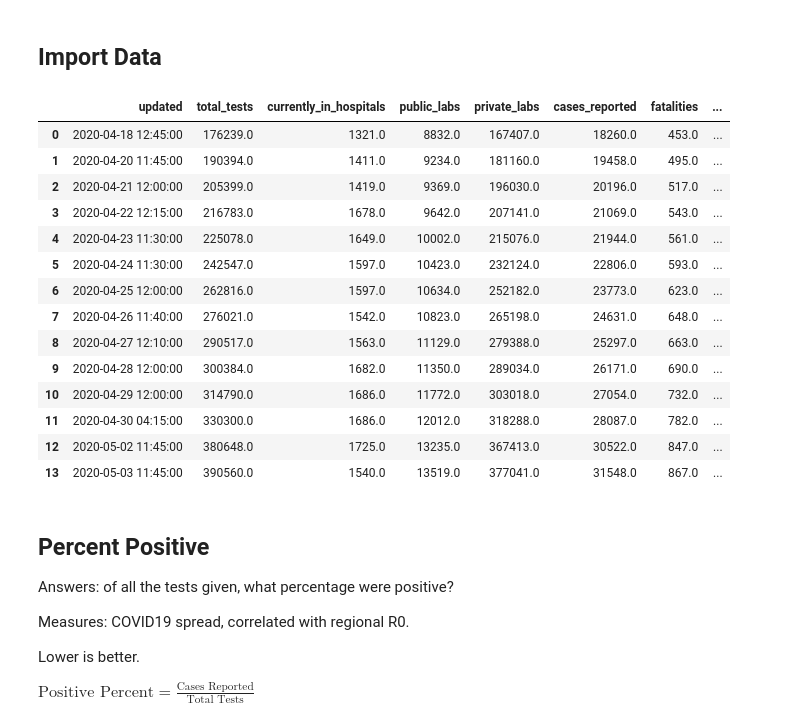
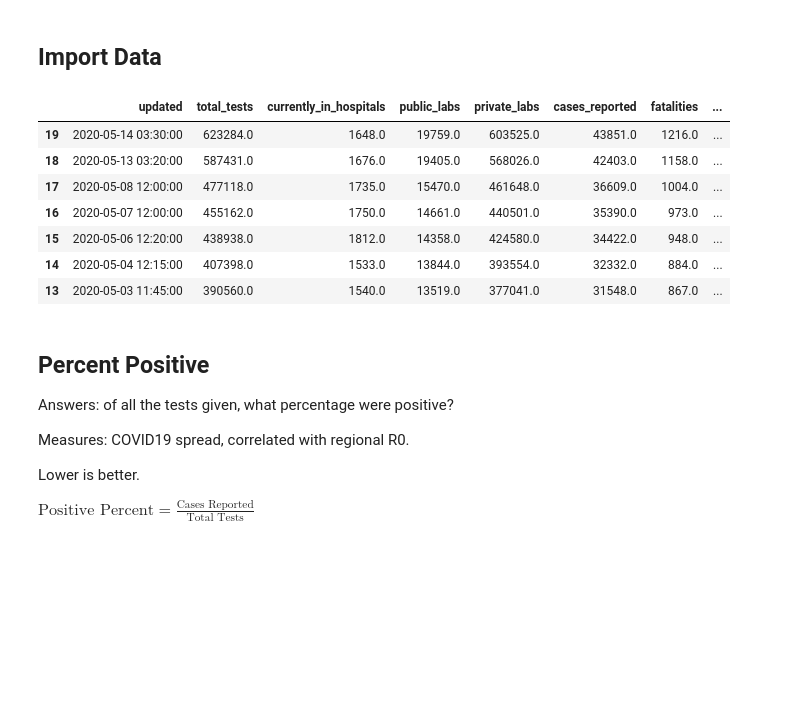
Before and after one commit to theobjectivedad/tx_covid19_analysis, a Jupyter notebook: TX DHHS COVID19 Data Analysis.ipynb, the cells around one changed output. Drawn from its saved outputs; the diff is of its cells as text; code cells hidden in the pictures; blank space fills up the shorter version.

```diff
--- a/TX DHHS COVID19 Data Analysis.ipynb
+++ b/TX DHHS COVID19 Data Analysis.ipynb
@@ -19,47 +19,40 @@ import numpy as np
 
 path = 'data'
 
 frames = list()
 for f in glob(join(path, '*.csv')):
     tmp_df = pd.read_csv(f, parse_dates=['updated', 'ts'], infer_datetime_format=True)
     tmp_df['file'] = f
     frames.append(tmp_df)
 
 
 df = pd.concat(frames) \
     .sort_values(by='updated', ascending=True) \
     .reset_index(drop=True) \
     [['updated', 'total_tests', 'currently_in_hospitals', 'public_labs', 'private_labs', 'cases_reported', 'fatalities', 'file', 'ts']]
 
 
 # Answers: of all the tests given, what percentage were positive?
 # Measures: COVID19 spread and is correlated with regional R0.
 # Lower is better.
 df['positive_pct'] = df['cases_reported'] / df['total_tests']
 
 #
 df['fatality_pct'] = df['fatalities']  / df['cases_reported']
 
 
 df['hosp_pct'] = df['currently_in_hospitals'] / df['cases_reported']
 
 # Diaplay last 14 days
-df.head(14)
+df.sort_values(by=['updated'], ascending=False).head(7)
 # %% [output]
 |  | updated | total_tests | currently_in_hospitals | public_labs | private_labs | cases_reported | fatalities | ... |
-| 0 | 2020-04-18 12:45:00 | 176239.0 | 1321.0 | 8832.0 | 167407.0 | 18260.0 | 453.0 | ... |
-| 1 | 2020-04-20 11:45:00 | 190394.0 | 1411.0 | 9234.0 | 181160.0 | 19458.0 | 495.0 | ... |
-| 2 | 2020-04-21 12:00:00 | 205399.0 | 1419.0 | 9369.0 | 196030.0 | 20196.0 | 517.0 | ... |
-| 3 | 2020-04-22 12:15:00 | 216783.0 | 1678.0 | 9642.0 | 207141.0 | 21069.0 | 543.0 | ... |
-| 4 | 2020-04-23 11:30:00 | 225078.0 | 1649.0 | 10002.0 | 215076.0 | 21944.0 | 561.0 | ... |
-| 5 | 2020-04-24 11:30:00 | 242547.0 | 1597.0 | 10423.0 | 232124.0 | 22806.0 | 593.0 | ... |
-| 6 | 2020-04-25 12:00:00 | 262816.0 | 1597.0 | 10634.0 | 252182.0 | 23773.0 | 623.0 | ... |
-| 7 | 2020-04-26 11:40:00 | 276021.0 | 1542.0 | 10823.0 | 265198.0 | 24631.0 | 648.0 | ... |
-| 8 | 2020-04-27 12:10:00 | 290517.0 | 1563.0 | 11129.0 | 279388.0 | 25297.0 | 663.0 | ... |
-| 9 | 2020-04-28 12:00:00 | 300384.0 | 1682.0 | 11350.0 | 289034.0 | 26171.0 | 690.0 | ... |
-| 10 | 2020-04-29 12:00:00 | 314790.0 | 1686.0 | 11772.0 | 303018.0 | 27054.0 | 732.0 | ... |
-| 11 | 2020-04-30 04:15:00 | 330300.0 | 1686.0 | 12012.0 | 318288.0 | 28087.0 | 782.0 | ... |
-| 12 | 2020-05-02 11:45:00 | 380648.0 | 1725.0 | 13235.0 | 367413.0 | 30522.0 | 847.0 | ... |
+| 19 | 2020-05-14 03:30:00 | 623284.0 | 1648.0 | 19759.0 | 603525.0 | 43851.0 | 1216.0 | ... |
+| 18 | 2020-05-13 03:20:00 | 587431.0 | 1676.0 | 19405.0 | 568026.0 | 42403.0 | 1158.0 | ... |
+| 17 | 2020-05-08 12:00:00 | 477118.0 | 1735.0 | 15470.0 | 461648.0 | 36609.0 | 1004.0 | ... |
+| 16 | 2020-05-07 12:00:00 | 455162.0 | 1750.0 | 14661.0 | 440501.0 | 35390.0 | 973.0 | ... |
+| 15 | 2020-05-06 12:20:00 | 438938.0 | 1812.0 | 14358.0 | 424580.0 | 34422.0 | 948.0 | ... |
+| 14 | 2020-05-04 12:15:00 | 407398.0 | 1533.0 | 13844.0 | 393554.0 | 32332.0 | 884.0 | ... |
 | 13 | 2020-05-03 11:45:00 | 390560.0 | 1540.0 | 13519.0 | 377041.0 | 31548.0 | 867.0 | ... |
 # %% [markdown]
 ## Percent Positive
```
Also changed, not shown: parts of 14 cells of this notebook, 6 other files.
